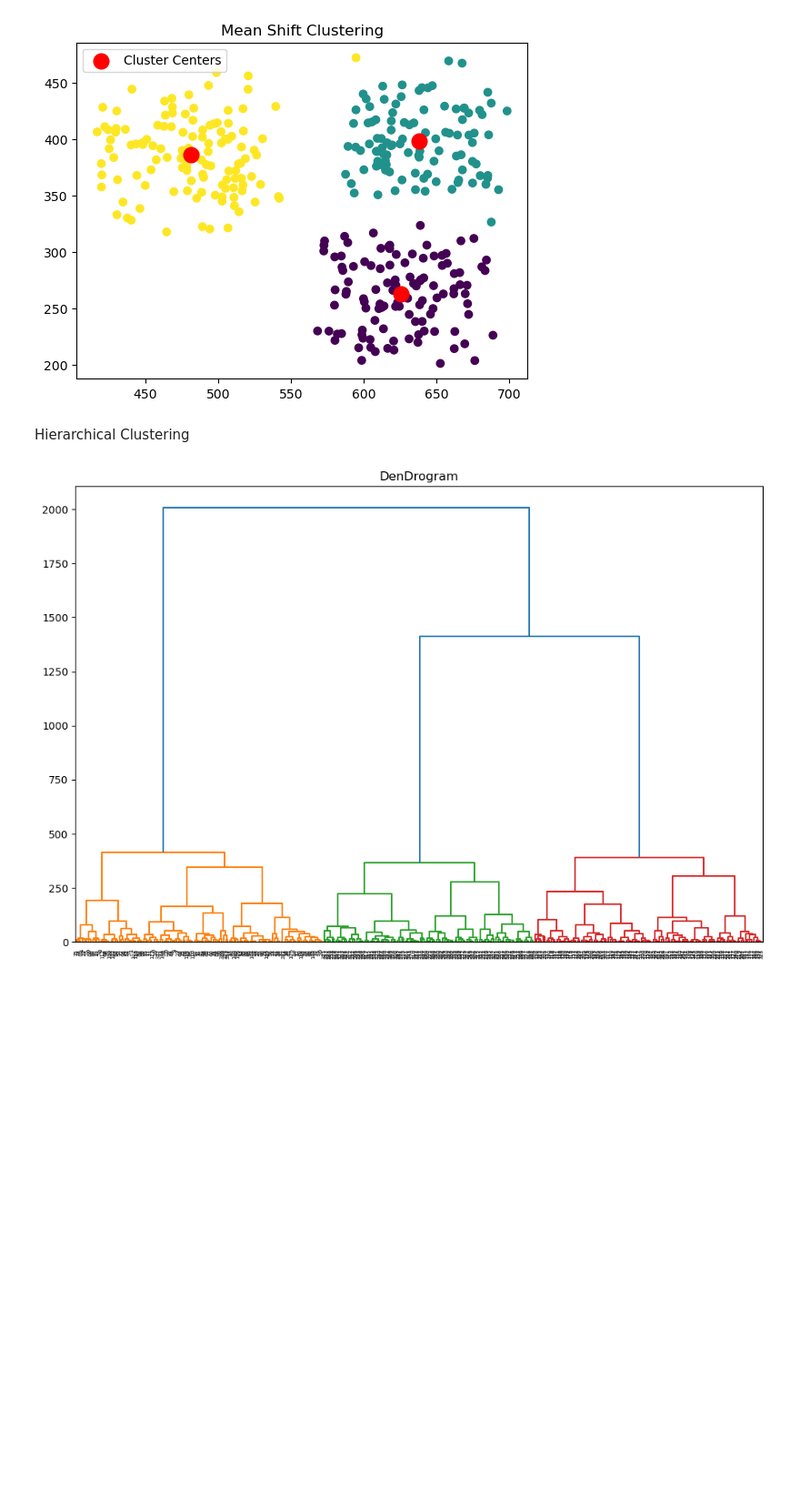
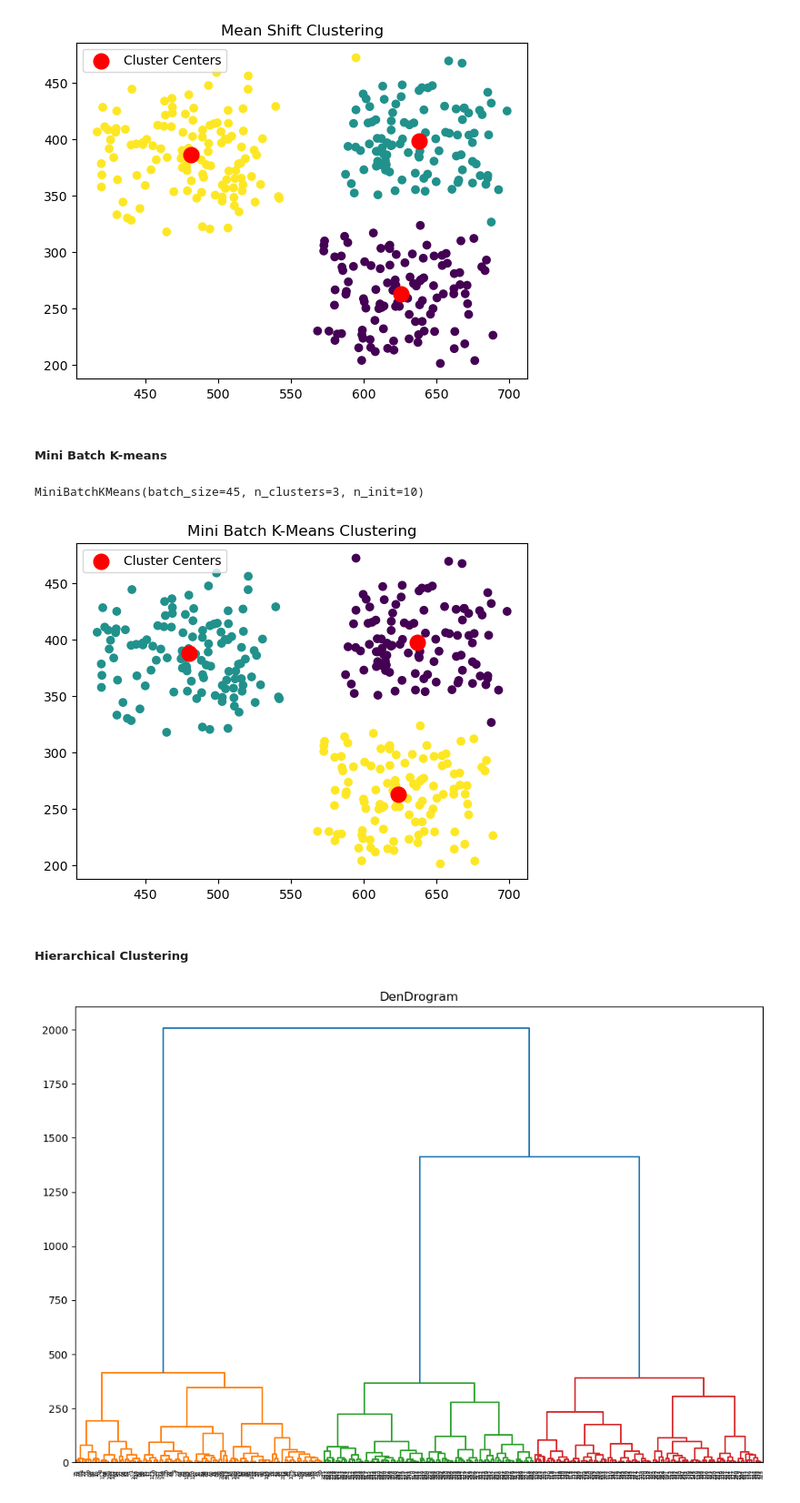
Before and after one commit to AIdjis/Clustering, a Jupyter notebook: code.ipynb, the cells around one changed output. Shown at 91% size. Drawn from its saved outputs; the diff is of its cells as text; code cells hidden in the pictures; blank space fills up the shorter version.

Commit message:
add mini batch k-means clustering

```diff
--- a/code.ipynb
+++ b/code.ipynb
@@ -132,8 +132,31 @@ plt.legend()
 plt.show()
 # %% [output]
 [figure]
-# %% [markdown]
-Hierarchical Clustering
+# %% [markdown]
+##### Mini Batch K-means
+# %%
+# initialize the batch size
+batch_size = 45
+
+# fit the mini batch K-means
+mbk = MiniBatchKMeans(init ='k-means++', n_clusters = 3,
+                      batch_size = batch_size, n_init = 10,
+                      max_no_improvement = 10)
+
+mbk.fit(data)
+# %% [output]
+MiniBatchKMeans(batch_size=45, n_clusters=3, n_init=10)
+# %%
+plt.scatter(data['X'], data['Y'], c=mbk.labels_)
+plt.title('Mini Batch K-Means Clustering')
+plt.scatter(mbk.cluster_centers_[:, 0], mbk.cluster_centers_[:, 1],
+            c='red', marker='o', s=100, linewidths=3, label='Cluster Centers')
+plt.legend()
+plt.show()
+# %% [output]
+[figure, added]
+# %% [markdown]
+##### Hierarchical Clustering
 # %%
 data=pd.read_csv('data.csv')
 # %%
```
Also changed, not shown: parts of 11 cells of this notebook.
